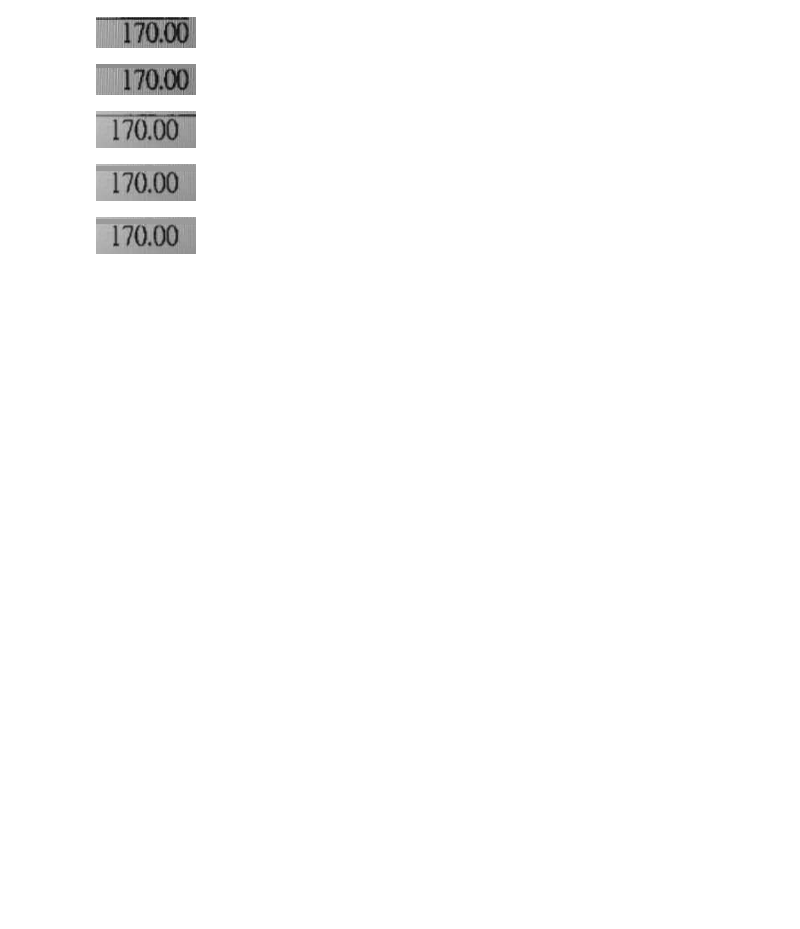
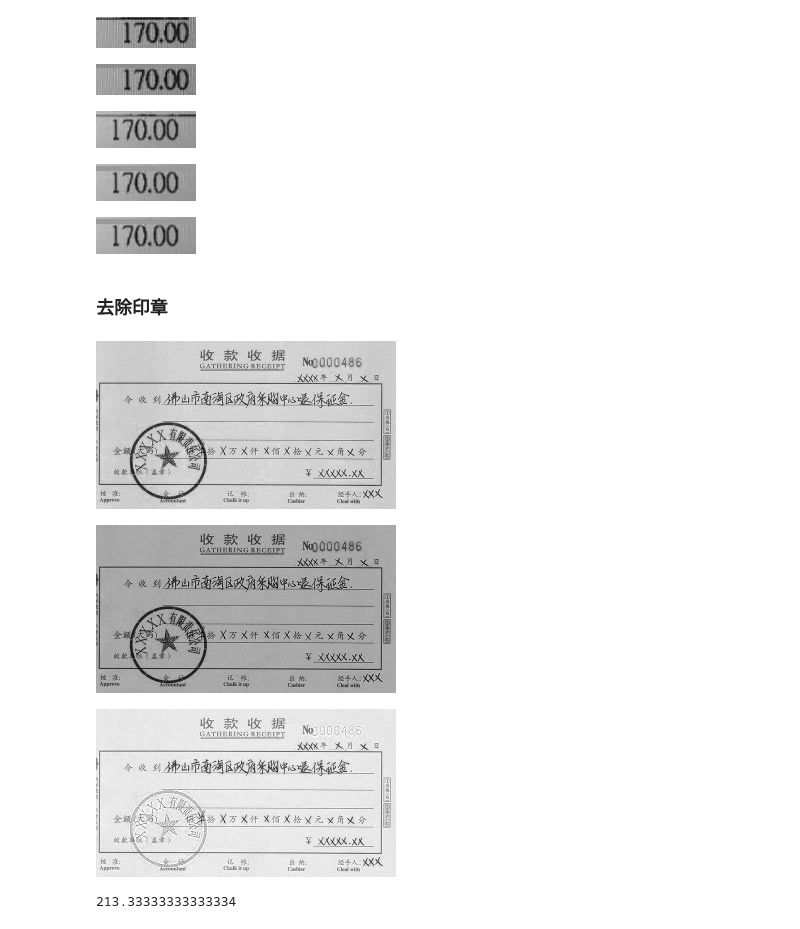
Before and after one commit to vance-coder/OCR, a Jupyter notebook: pre_precess.ipynb, the cells around one changed output. Saved outputs shown, nothing was run; the diff lists cells and outputs as text; code cells hidden in the pictures; blank space fills up the shorter version.

```diff
--- a/pre_precess.ipynb
+++ b/pre_precess.ipynb
@@ -149,3 +251,29 @@ for p in paths:
         print(p)
         df = pytesseract.image_to_data(image, output_type=pytesseract.Output.DATAFRAME, config='-l eng --oem 3 --psm 7 -c load_system_dawg=0 -c load_freq_dawg=0')
         print(df[df.conf>0][['conf', 'text']])
+# %% [markdown]
+### 去除印章
+# %%
+#去除印章
+import cv2
+import numpy as np
+import matplotlib.pyplot as plt
+
+
+image0=cv2.imread("/Users/liuliangjun/Downloads/test17.jpg",cv2.IMREAD_COLOR)   # 以BGR色彩读取图片
+image = cv2.resize(image0,None,fx=0.5,fy=0.5,
+                   interpolation=cv2.INTER_CUBIC)  # 缩小图片0.5倍（图片太大了）
+cols,rows,_=image.shape                            # 获取图片高宽
+B_channel,G_channel,R_channel=cv2.split(image)     # 注意cv2.split()返回通道顺序
+
+display(Image.fromarray(B_channel))
+display(Image.fromarray(G_channel))
+display(Image.fromarray(R_channel))
+# %% [output]
+[figure, added]
+[figure, added]
+[figure, added]
+# %%
+560 / (84/32)
+# %% [output]
+213.33333333333334
```
Also changed, not shown: parts of 8 cells of this notebook, 5 other files.
